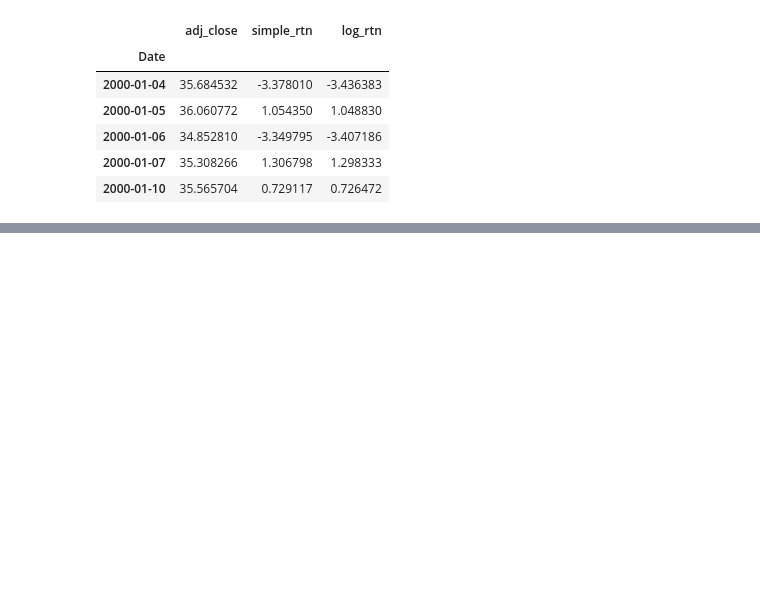
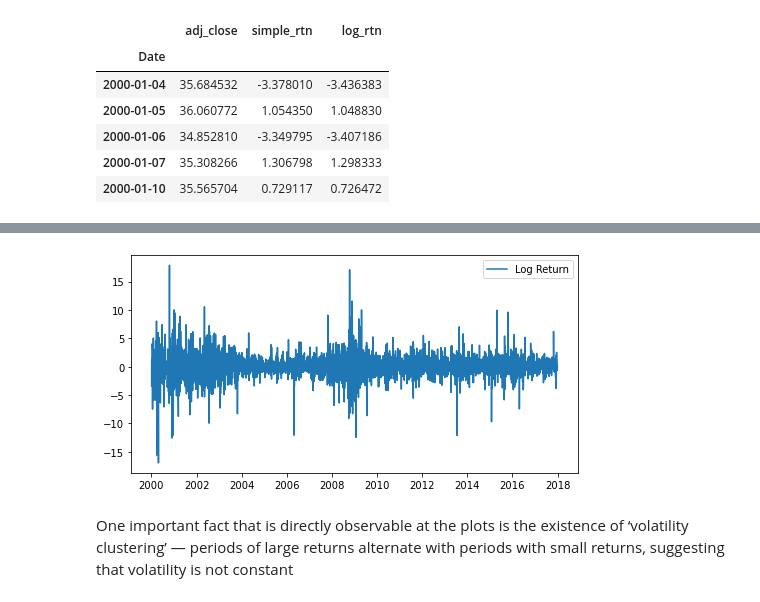
Before and after one commit to Rhuck1/Bitcoin-Price-Analysis, a Jupyter notebook: into_quant_finance.ipynb, the cells around one changed output, grey strips where cells are left out. Saved outputs shown, nothing was run; the diff lists cells and outputs as text; code cells hidden in the pictures; blank space fills up the shorter version.

```diff
--- a/into_quant_finance.ipynb
+++ b/into_quant_finance.ipynb
@@ -37,0 +53,9 @@ df.head()
+# %%
+fig, ax = plt.subplots(figsize=(8, 4))
+
+ax.plot(df['log_rtn'], label='Log Return')
+ax.legend();
+# %% [output]
+[figure, added]
+# %% [markdown]
+One important fact that is directly observable at the plots is the existence of ‘volatility clustering’ — periods of large returns alternate with periods with small returns, suggesting that volatility is not constant
```
Also changed, not shown: parts of 4 cells of this notebook.
